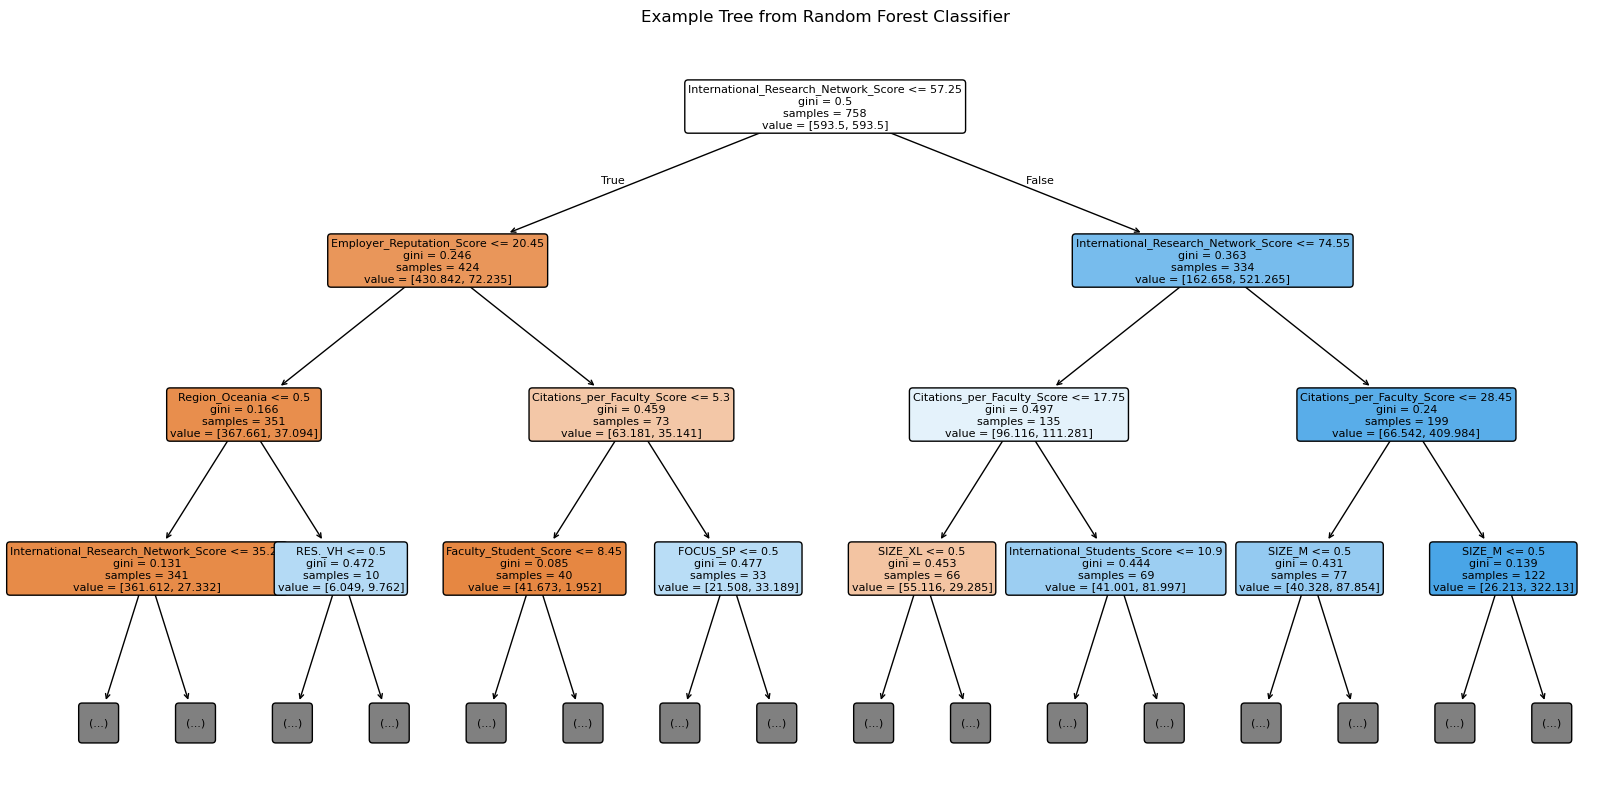
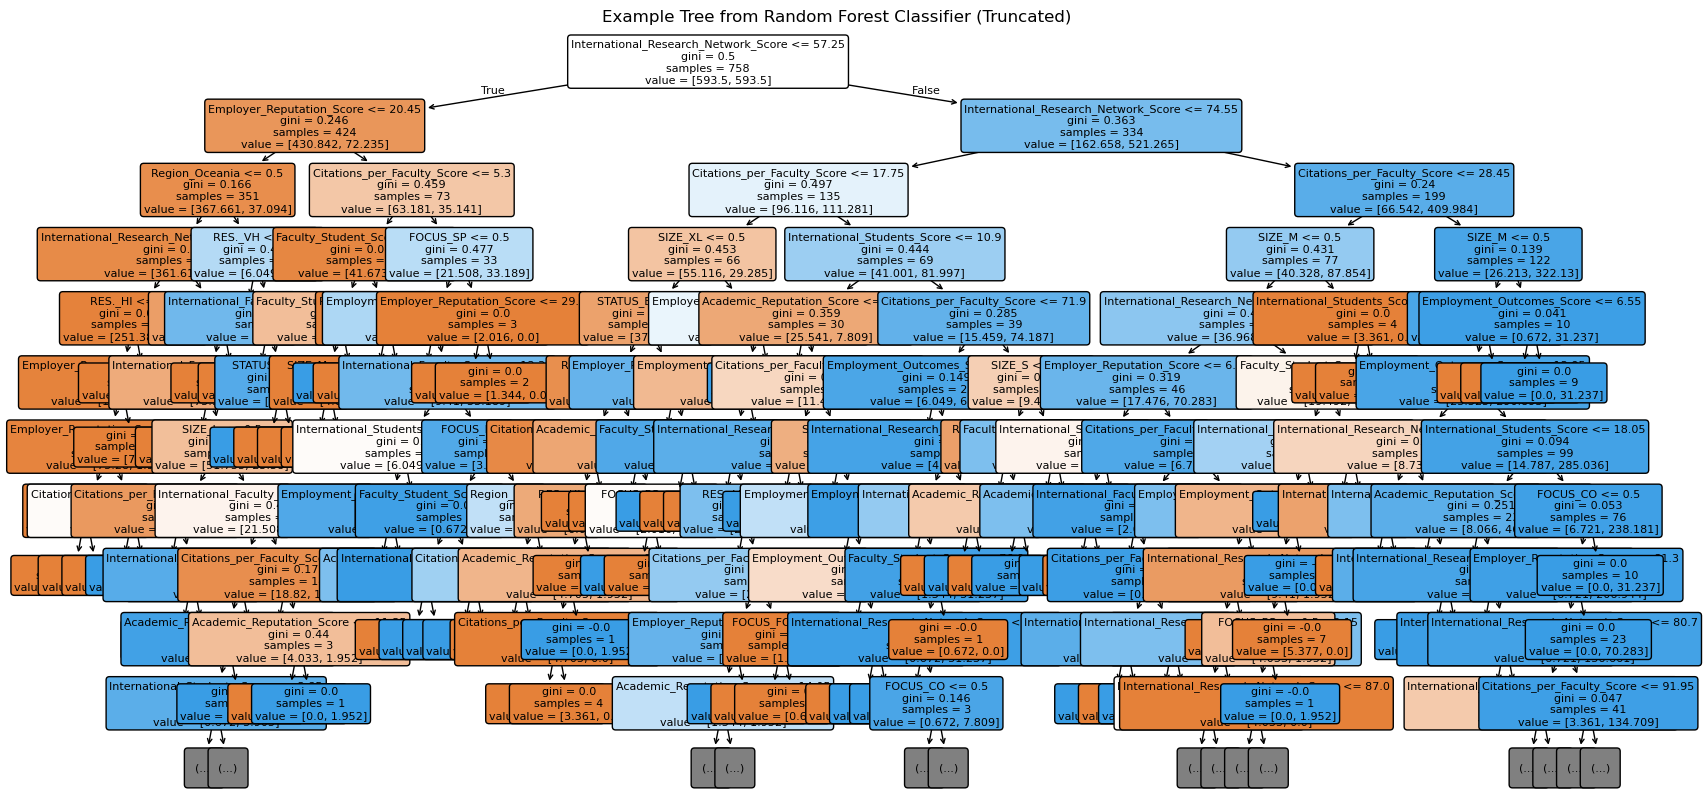
The change to this notebook cell's code, shown as a diff; its figure went from the first image to the second:
--- before
+++ after
@@ -6,5 +6,5 @@
 plot_tree(
     tree,
-    max_depth=3,
+    max_depth=10,
     feature_names=feature_names,
     filled=True,
@@ -13,5 +13,5 @@
 )
 
-plt.title("Example Tree from Random Forest Classifier")
+plt.title("Example Tree from Random Forest Classifier (Truncated)")
 plt.show()
 
@@ -26,5 +26,5 @@
     plot_tree(
         forest.estimators_[i],
-        max_depth=2,
+        max_depth=10,
         feature_names=feature_names,
         filled=True,

Commit: Finished sustainability analysis